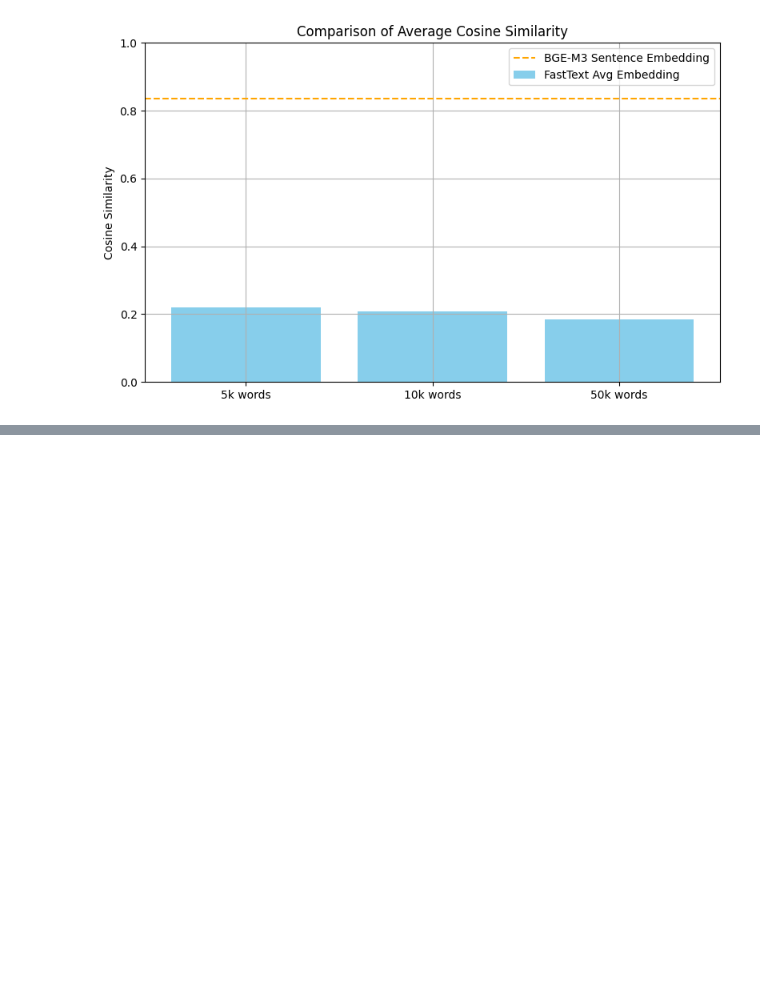
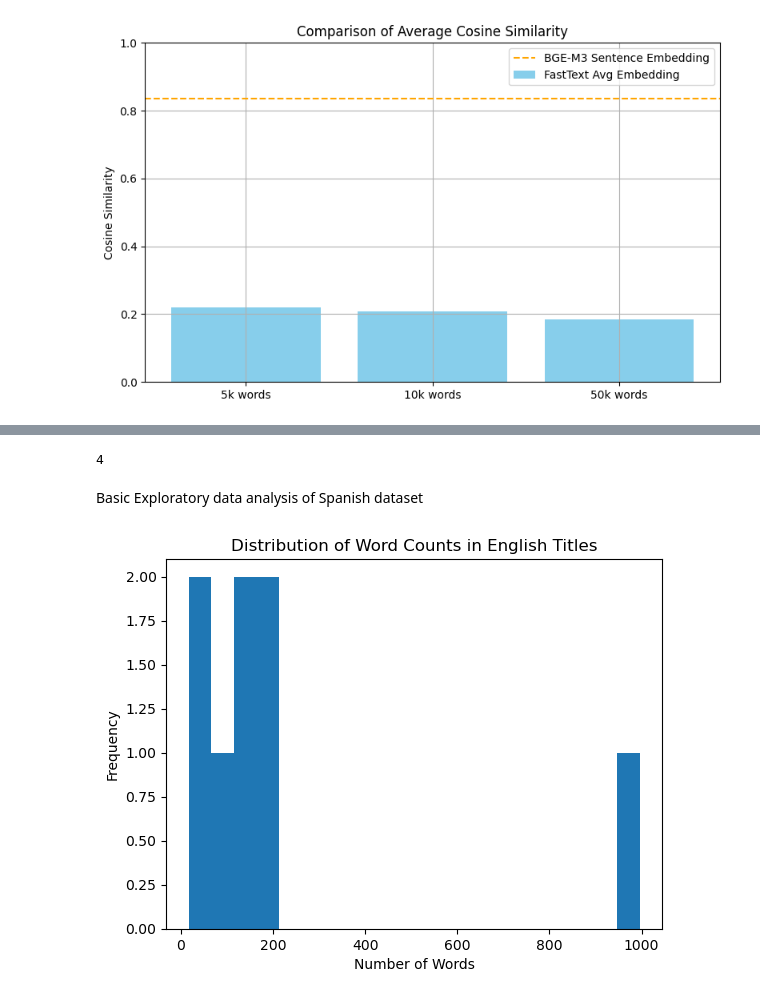
Before and after one commit to ducnguyen1604/EE6405C22, a Jupyter notebook: notebook/NLP Capstone_v1.ipynb, the cells around one changed output, grey strips where cells are left out. Drawn from its saved outputs; the diff is of its cells as text; code cells hidden in the pictures; blank space fills up the shorter version.

```diff
--- a/notebook/NLP Capstone_v1.ipynb
+++ b/notebook/NLP Capstone_v1.ipynb
@@ -313,0 +332,5 @@ Let's do for Chinese
+# %%
+#basic data cleaning
+spanish_df_cleaned = spanish_df.drop_duplicates()
+
+spanish_df_cleaned.reset_index(drop=True, inplace=True)
@@ -313,0 +353,20 @@ Let's do for Chinese
+# %%
+#Calculate the str length
+spanish_title_lengths = spanish_df_cleaned['title'].str.len().describe()
+spanish_title_lengths_it = spanish_df_cleaned['title'].str.len().describe()
+(spanish_df_cleaned['title'] == spanish_df_cleaned['title_spanish']).sum()
+# %% [output]
+4
+# %% [markdown]
+Basic Exploratory data analysis of Spanish dataset
+# %%
+import matplotlib.pyplot as plt
+
+
+plt.hist(spanish_title_lengths, bins=20)
+plt.title("Distribution of Word Counts in English Titles")
+plt.xlabel("Number of Words")
+plt.ylabel("Frequency")
+plt.show()
+# %% [output]
+[figure, added]
```
Also changed, not shown: parts of 29 cells of this notebook.
